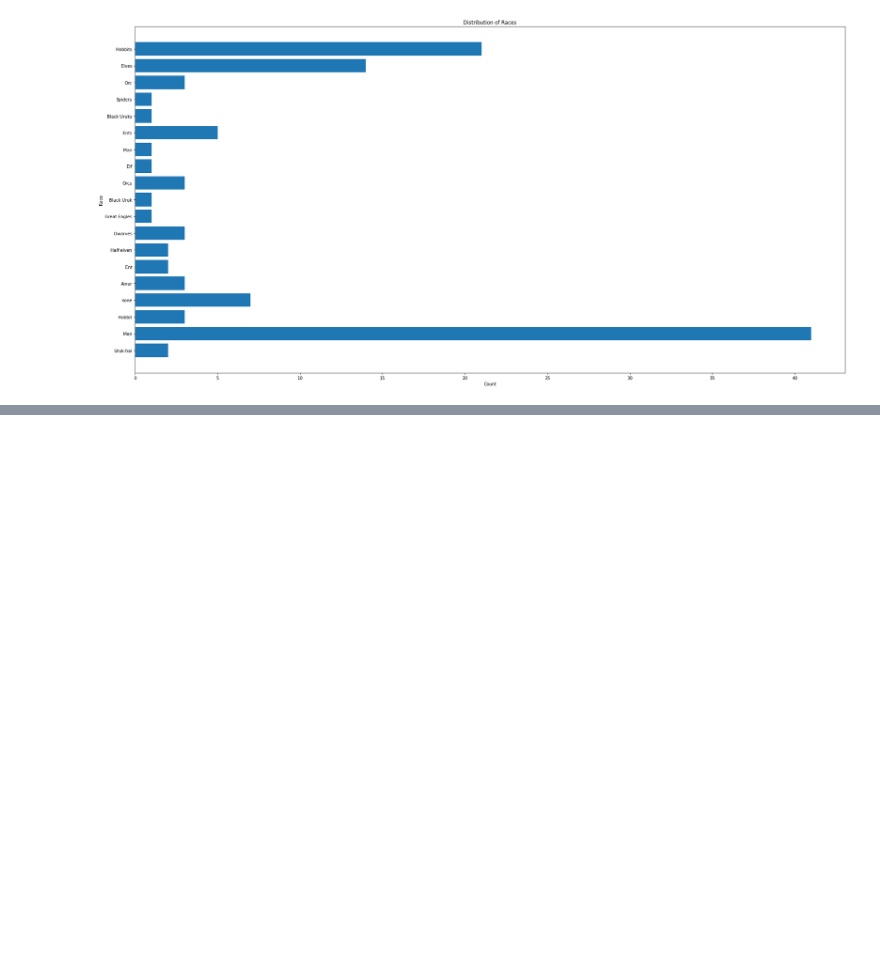
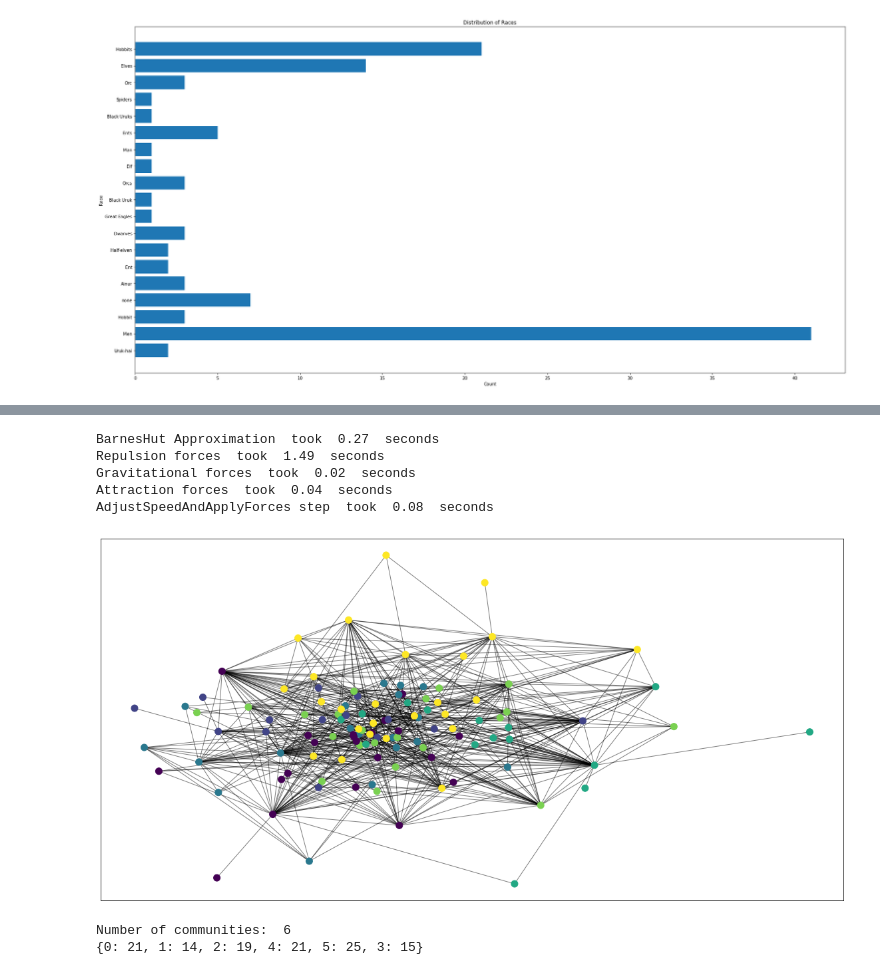
Before and after one commit to BerglindLilja/DataQueens, a Jupyter notebook: Project/network.ipynb, the cells around one changed output, grey strips where cells are left out. Saved outputs shown, nothing was run; the diff lists cells and outputs as text; code cells hidden in the pictures; blank space fills up the shorter version.

```diff
--- a/Project/network.ipynb
+++ b/Project/network.ipynb
@@ -320,0 +344,23 @@ plt.show()
+# %%
+positions = forceatlas2.forceatlas2_networkx_layout(G, pos=None, iterations=2000)
+plt.figure(figsize=(20,10))
+nx.draw_networkx_nodes(G, positions, partition.keys(), node_size=100, cmap=cmap, node_color=list(partition.values()))
+nx.draw_networkx_edges(G, positions, alpha=0.5)
+plt.show()
+# %% [output]
+BarnesHut Approximation  took  0.27  seconds
+Repulsion forces  took  1.49  seconds
+Gravitational forces  took  0.02  seconds
+Attraction forces  took  0.04  seconds
+AdjustSpeedAndApplyForces step  took  0.08  seconds
+[figure, added]
+# %%
+#A list including all communities
+allC = dict(Counter(all_partitions))
+sorted_c = dict(sorted(allC.items()))
+
+print("Number of communities: ", len(sorted_c.keys()))
+print(allC)
+# %% [output]
+Number of communities:  6
+{0: 21, 1: 14, 2: 19, 4: 21, 5: 25, 3: 15}
```
Also changed, not shown: parts of 11 cells of this notebook, 3 other files.
